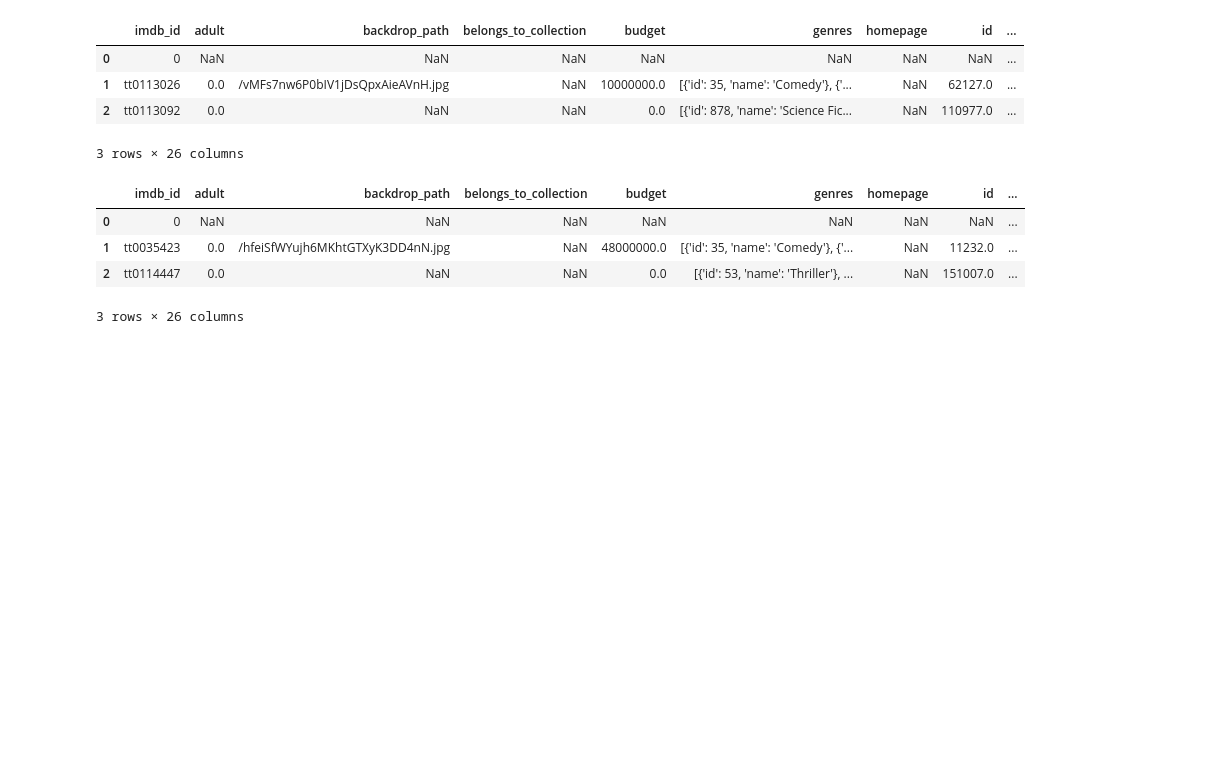
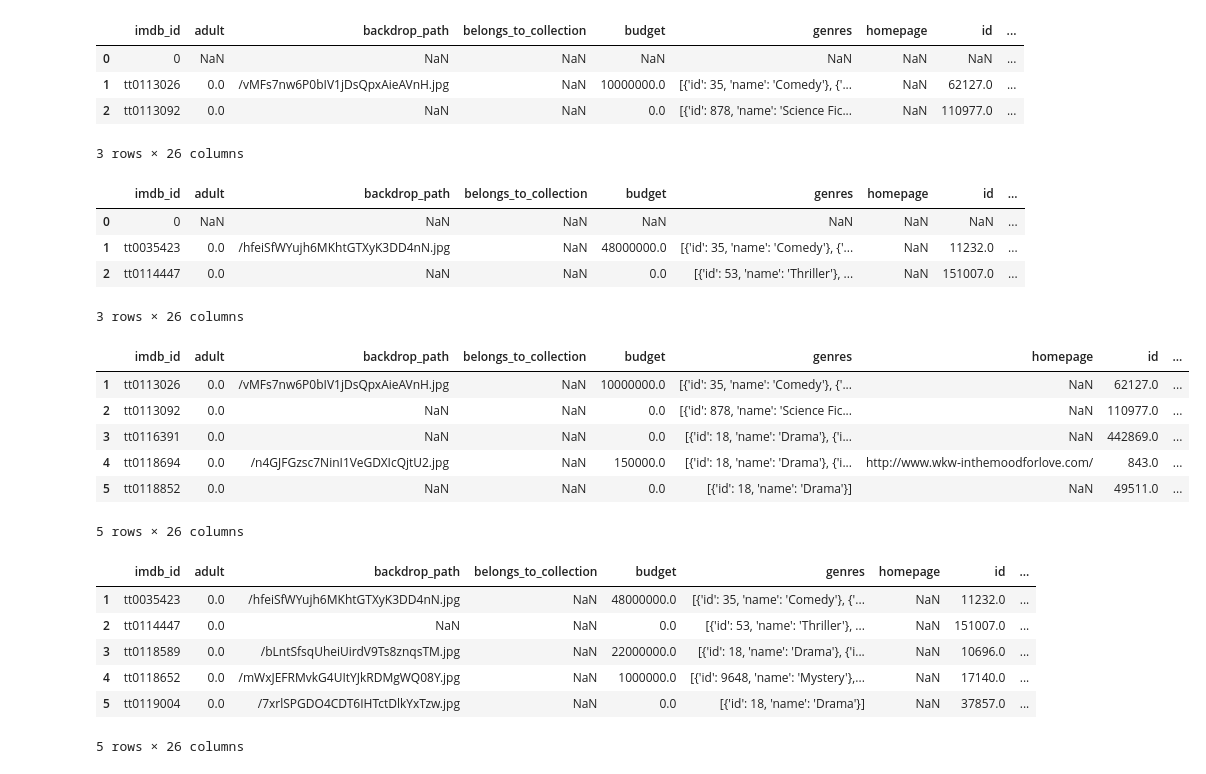
Before and after one commit to norgel/Project_3, a Jupyter notebook: Project 3 Part 2 EDA.ipynb, the cells around one changed output. Cells and saved outputs as stored; diff of their text form; code cells hidden in the pictures; blank space fills up the shorter version.

Commit message:
Create EDA with combined dataframe & answer questions.

```diff
--- a/Project 3 Part 2 EDA.ipynb
+++ b/Project 3 Part 2 EDA.ipynb
@@ -37,3 +40,23 @@ df2001.head(3)
 | 1 | tt0035423 | 0.0 | /hfeiSfWYujh6MKhtGTXyK3DD4nN.jpg | NaN | 48000000.0 | [{'id': 35, 'name': 'Comedy'}, {'... | NaN | 11232.0 | ... |
 | 2 | tt0114447 | 0.0 | NaN | NaN | 0.0 | [{'id': 53, 'name': 'Thriller'}, ... | NaN | 151007.0 | ... |
 3 rows × 26 columns
+# %%
+# Drop the first row of both dataframes because the value is 0
+df2000_drop = df2000.iloc[1: , :]
+df2001_drop = df2001.iloc[1: , :]
+display(df2000_drop.head(), df2001_drop.head())
+# %% [output]
+|  | imdb_id | adult | backdrop_path | belongs_to_collection | budget | genres | homepage | id | ... |
+| 1 | tt0113026 | 0.0 | /vMFs7nw6P0bIV1jDsQpxAieAVnH.jpg | NaN | 10000000.0 | [{'id': 35, 'name': 'Comedy'}, {'... | NaN | 62127.0 | ... |
+| 2 | tt0113092 | 0.0 | NaN | NaN | 0.0 | [{'id': 878, 'name': 'Science Fic... | NaN | 110977.0 | ... |
+| 3 | tt0116391 | 0.0 | NaN | NaN | 0.0 | [{'id': 18, 'name': 'Drama'}, {'i... | NaN | 442869.0 | ... |
+| 4 | tt0118694 | 0.0 | /n4GJFGzsc7NinI1VeGDXIcQjtU2.jpg | NaN | 150000.0 | [{'id': 18, 'name': 'Drama'}, {'i... | http://www.wkw-inthemoodforlove.com/ | 843.0 | ... |
+| 5 | tt0118852 | 0.0 | NaN | NaN | 0.0 | [{'id': 18, 'name': 'Drama'}] | NaN | 49511.0 | ... |
+5 rows × 26 columns
+|  | imdb_id | adult | backdrop_path | belongs_to_collection | budget | genres | homepage | id | ... |
+| 1 | tt0035423 | 0.0 | /hfeiSfWYujh6MKhtGTXyK3DD4nN.jpg | NaN | 48000000.0 | [{'id': 35, 'name': 'Comedy'}, {'... | NaN | 11232.0 | ... |
+| 2 | tt0114447 | 0.0 | NaN | NaN | 0.0 | [{'id': 53, 'name': 'Thriller'}, ... | NaN | 151007.0 | ... |
+| 3 | tt0118589 | 0.0 | /bLntSfsqUheiUirdV9Ts8znqsTM.jpg | NaN | 22000000.0 | [{'id': 18, 'name': 'Drama'}, {'i... | NaN | 10696.0 | ... |
+| 4 | tt0118652 | 0.0 | /mWxJEFRMvkG4UItYJkRDMgWQ08Y.jpg | NaN | 1000000.0 | [{'id': 9648, 'name': 'Mystery'},... | NaN | 17140.0 | ... |
+| 5 | tt0119004 | 0.0 | /7xrlSPGDO4CDT6IHTctDlkYxTzw.jpg | NaN | 0.0 | [{'id': 18, 'name': 'Drama'}] | NaN | 37857.0 | ... |
+5 rows × 26 columns
```
Also changed, not shown: parts of 11 cells of this notebook, 3 other files.
